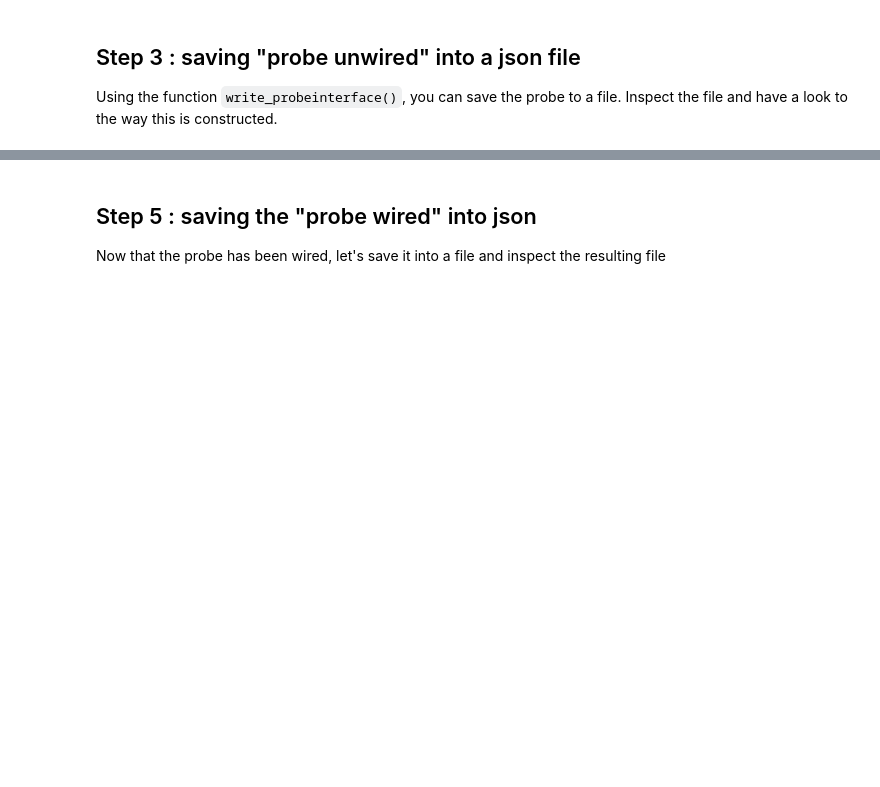
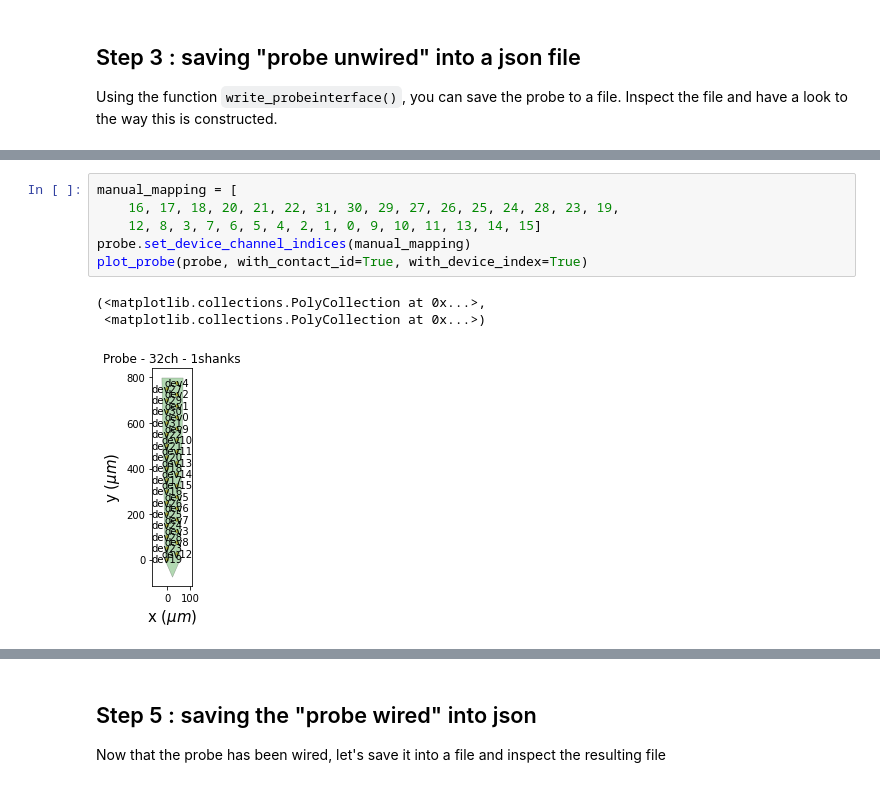
Before and after one commit to samuelgarcia/school_spike_sorting_lyon_2022, a Jupyter notebook: Practice_2_probe/practice_probe.ipynb, the cells around one changed output, grey strips where cells are left out. Saved outputs shown, nothing was run; the diff lists cells and outputs as text; blank space fills up the shorter version.

```diff
--- a/Practice_2_probe/practice_probe.ipynb
+++ b/Practice_2_probe/practice_probe.ipynb
@@ -92,3 +206,13 @@ Probeinterface have 2 ways to make the mapping:
 
 
 Use the `with_contact_id=True` and `with_device_index=True` option for plor_probe. Check with dataframe the mapping
+# %%
+manual_mapping = [
+    16, 17, 18, 20, 21, 22, 31, 30, 29, 27, 26, 25, 24, 28, 23, 19,
+    12, 8, 3, 7, 6, 5, 4, 2, 1, 0, 9, 10, 11, 13, 14, 15]
+probe.set_device_channel_indices(manual_mapping)
+plot_probe(probe, with_contact_id=True, with_device_index=True)
+# %% [output]
+(<matplotlib.collections.PolyCollection at 0x...>,
+ <matplotlib.collections.PolyCollection at 0x...>)
+[figure, added]
```
Also changed, not shown: parts of 18 cells of this notebook.
